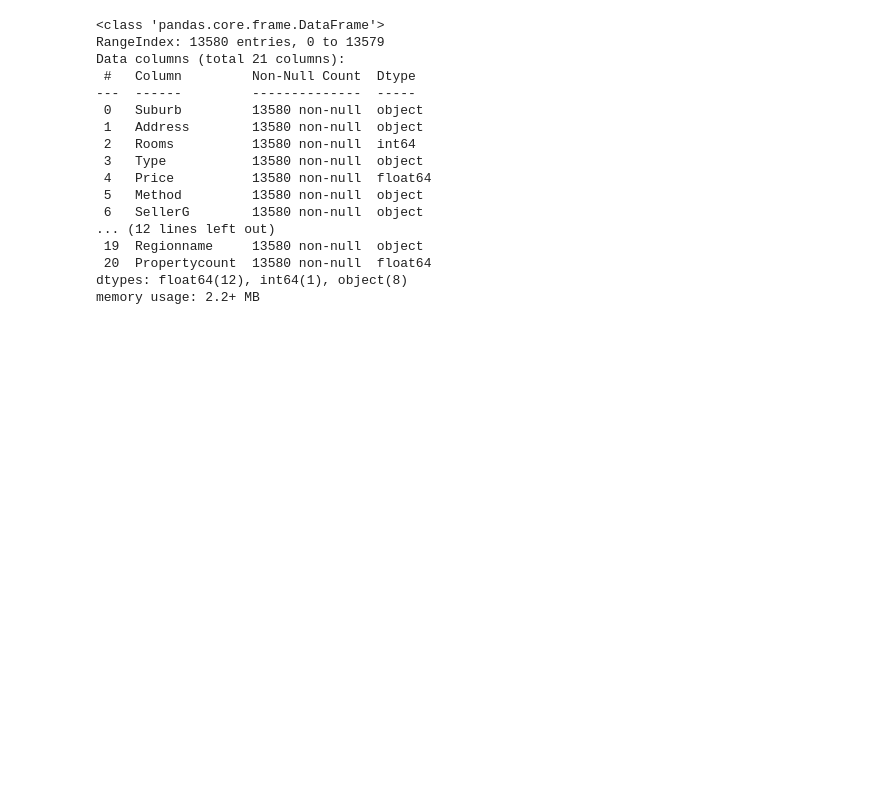
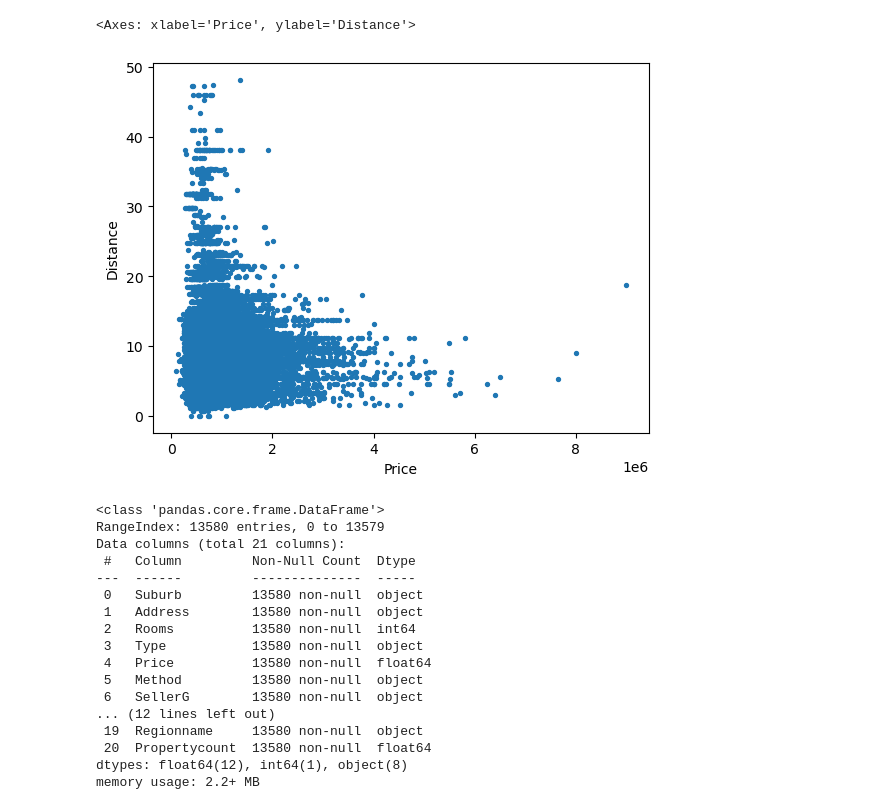
Before and after one commit to jadercaro/Predict-Melbourne-prices-houses, a Jupyter notebook: predictions_Melbourne_prices_houses.ipynb, the cells around one changed output. Cells and saved outputs as stored; diff of their text form; code cells hidden in the pictures; blank space fills up the shorter version.

```diff
--- a/predictions_Melbourne_prices_houses.ipynb
+++ b/predictions_Melbourne_prices_houses.ipynb
@@ -13,6 +13,12 @@ database.describe()
 | 50% | 3.000000 | 9.030000e+05 | 9.200000 | 3084.000000 | 3.000000 | 1.000000 | 2.000000 | 440.000000 | 126.000000 | 1970.000000 | ... |
 | 75% | 3.000000 | 1.330000e+06 | 13.000000 | 3148.000000 | 3.000000 | 2.000000 | 2.000000 | 651.000000 | 174.000000 | 1999.000000 | ... |
 | max | 10.000000 | 9.000000e+06 | 48.100000 | 3977.000000 | 20.000000 | 8.000000 | 10.000000 | 433014.000000 | 44515.000000 | 2018.000000 | ... |
+# %%
+#database.hist(['Price','Car'], color='red', bins=12)
+database.plot.scatter('Price','Distance', cmap='viridis', s=8)
+# %% [output]
+<Axes: xlabel='Price', ylabel='Distance'>
+[figure, added]
 # %%
 database.columns
 database.info()
```
Also changed, not shown: parts of 10 cells of this notebook.
